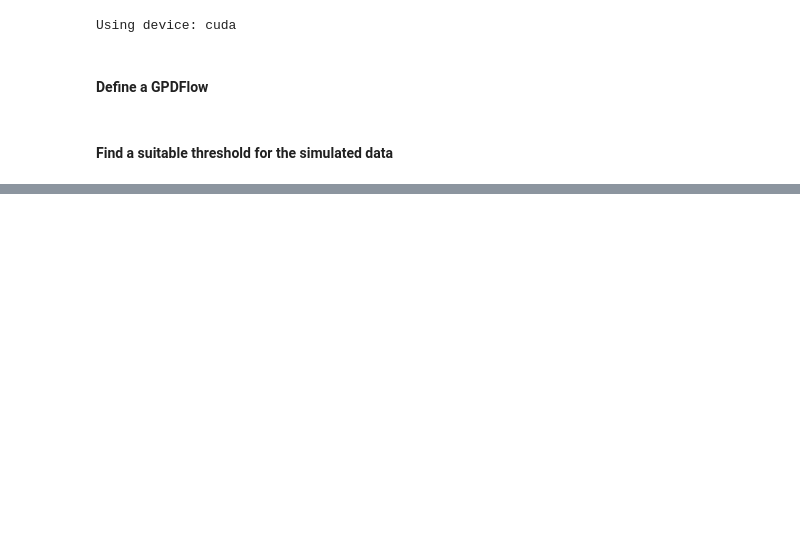
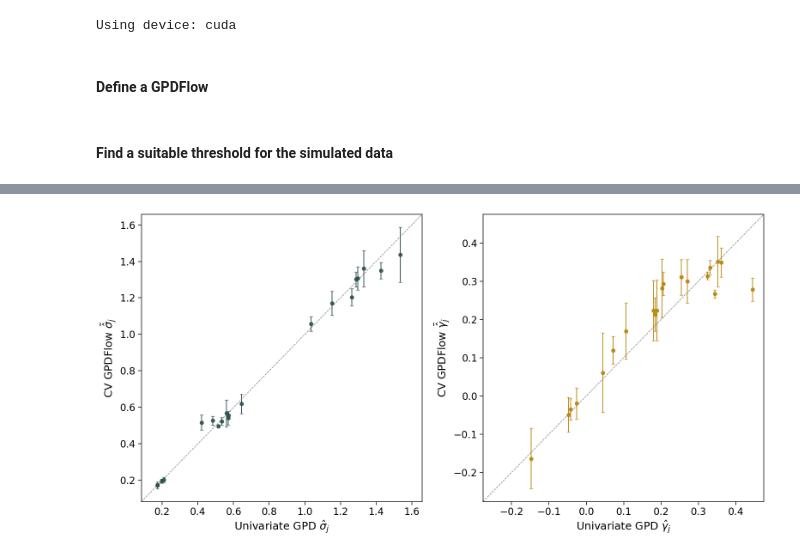
Before and after one commit to hcl516926907/GPDFlow, a Jupyter notebook: Simulation_2S.ipynb, the cells around one changed output, grey strips where cells are left out. Drawn from its saved outputs; the diff is of its cells as text; code cells hidden in the pictures; blank space fills up the shorter version.

```diff
--- a/Simulation_2S.ipynb
+++ b/Simulation_2S.ipynb
@@ -488,13 +171,0 @@ mean = np.mean(sample_chi, axis=0)
-# %%
-# Step 4: Plot the KDE of the data and the credible intervals with Seaborn
-sns.set(style="whitegrid")
-fig, ax = plt.subplots(figsize=(10, 6))
-
-# Plot the KDE of the data
-sns.lineplot(x=probs, y=chi_theorical, label='Theory', color='indianred', linewidth=2)
-# plt.hlines(y=chi_theorical, xmin=0.99, xmax=1, color='darkorange', linewidth=3)
-# Plot the credible intervals
-sns.lineplot(x=probs, y=mean, linestyle='dashdot', color='cornflowerblue', label='Monte Carlo', linewidth=1.5)
-# sns.lineplot(x=probs, y=lower_bound, linestyle='--', color='cornflowerblue', label='95% BootStrap CI', linewidth=1.5)
-# sns.lineplot(x=probs, y=upper_bound, linestyle='--', color='cornflowerblue', linewidth=1.5)
-ax.fill_between(probs, lower_bound, upper_bound, color='cornflowerblue', alpha=0.3, label='95% Credible Interval')
@@ -669,0 +192,3 @@ plt.show()
+# %%
+folds = make_folds(len(samples), n_splits=5, seed=1234)
+print('fold val sizes:', [len(v) for _, v in folds])
@@ -669,0 +260,47 @@ plt.show()
+# %%
+sigma_hat = cv_like['sigma_hat']
+gamma_hat = cv_like['gamma_hat']
+sigma_hat_folds = cv_like['sigma_hat_folds']
+gamma_hat_folds = cv_like['gamma_hat_folds']
+
+uni_sigmas = []
+uni_gammas = []
+for i in range(dim):
+    data_i = samples[samples[:, i] > 0, i]
+    c, loc, scale = stats.genpareto.fit(data_i, floc=0)
+    uni_gammas.append(c)
+    uni_sigmas.append(scale)
+uni_sigmas = np.array(uni_sigmas)
+uni_gammas = np.array(uni_gammas)
+
+sns.set(style="ticks", font_scale=1.5)
+fig, axes = plt.subplots(1, 2, figsize=(16, 8))
+
+ax = axes[0]
+ax.errorbar(uni_sigmas, sigma_hat, yerr=sigma_hat_folds.std(axis=0),
+            fmt='o', color='darkslategray', ecolor='darkslategray',
+            alpha=0.9, capsize=3)
+lims = [min(*ax.get_xlim(), *ax.get_ylim()), max(*ax.get_xlim(), *ax.get_ylim())]
+ax.plot(lims, lims, color='gray', linestyle='--', linewidth=1)
+ax.set_xlim(lims)
+ax.set_ylim(lims)
+ax.set_xlabel(r'Univariate GPD $\hat{\sigma}_j$', color='black')
+ax.set_ylabel(r'CV GPDFlow $\bar{\hat{\sigma}}_j$', color='black')
+ax.tick_params(axis='both', labelcolor='black')
+
+ax = axes[1]
+ax.errorbar(uni_gammas, gamma_hat, yerr=gamma_hat_folds.std(axis=0),
+            fmt='o', color='darkgoldenrod', ecolor='darkgoldenrod',
+            alpha=0.9, capsize=3)
+lims = [min(*ax.get_xlim(), *ax.get_ylim()), max(*ax.get_xlim(), *ax.get_ylim())]
+ax.plot(lims, lims, color='gray', linestyle='--', linewidth=1)
+ax.set_xlim(lims)
+ax.set_ylim(lims)
+ax.set_xlabel(r'Univariate GPD $\hat{\gamma}_j$', color='black')
+ax.set_ylabel(r'CV GPDFlow $\bar{\hat{\gamma}}_j$', color='black')
+ax.tick_params(axis='both', labelcolor='black')
+
+fig.tight_layout()
+plt.show()
+# %% [output]
+[figure, added]
```
Also changed, not shown: parts of 41 cells of this notebook, 11 other files.
